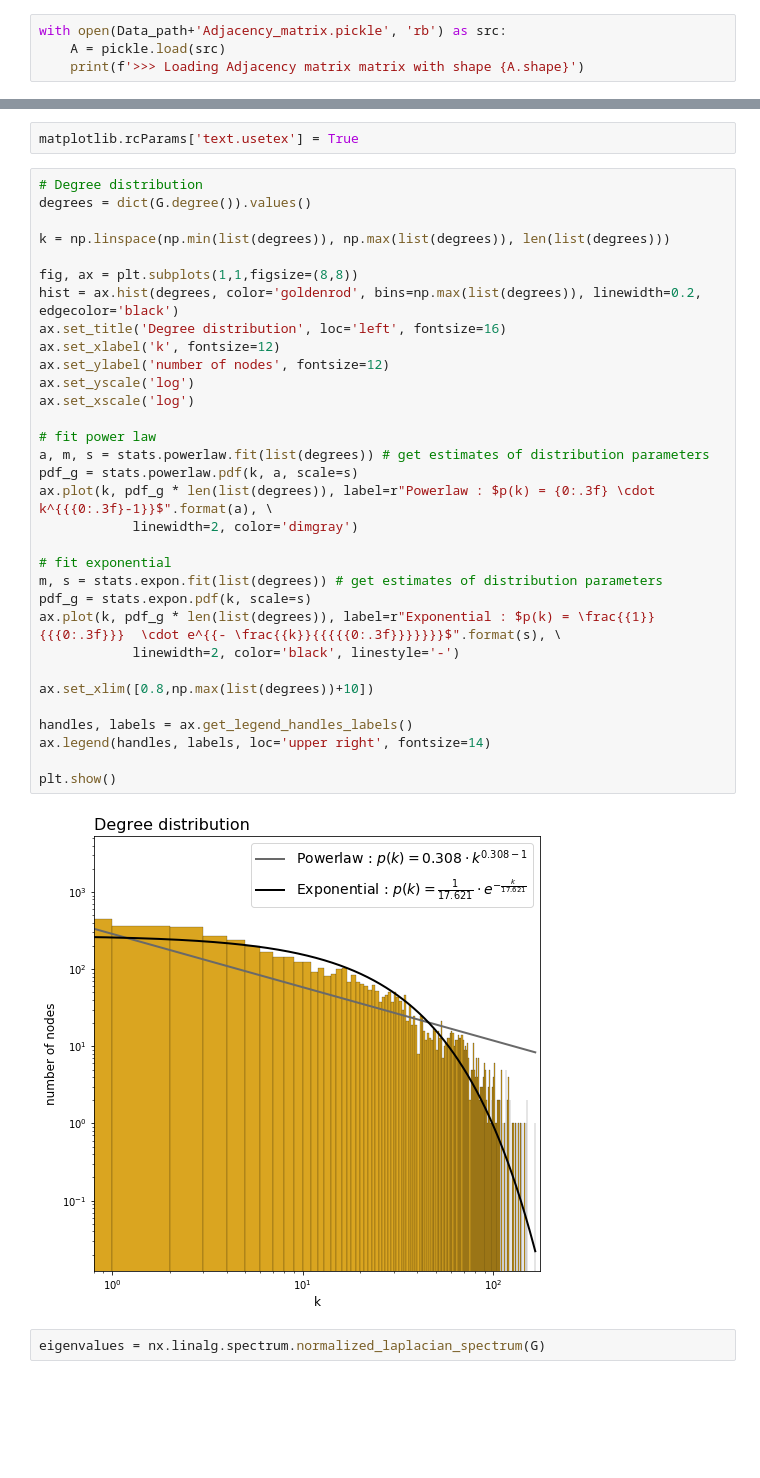
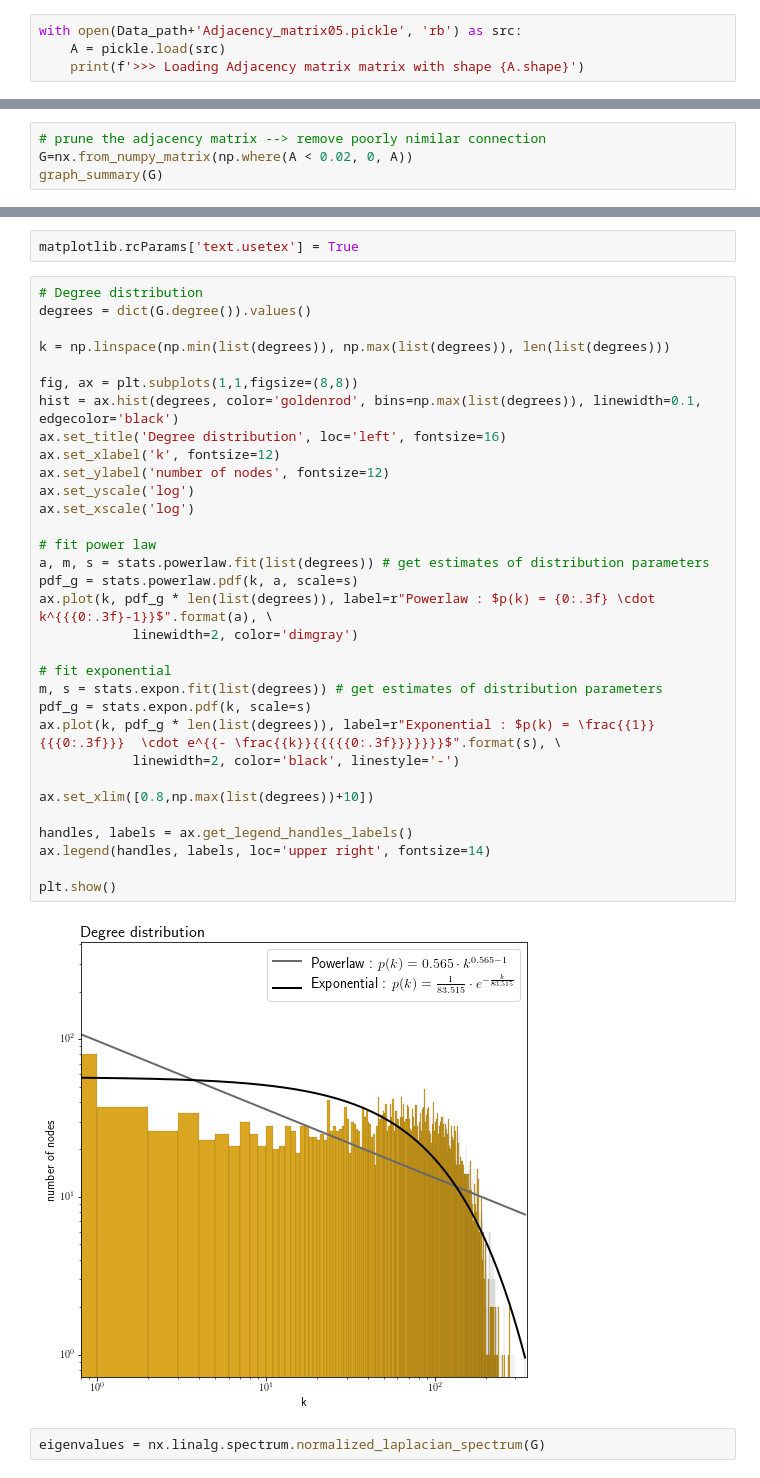
Before and after one commit to antoine-spahr/NTDS, a Jupyter notebook: Project/Graph_exploration.ipynb, the cells around one changed output, grey strips where cells are left out. Drawn from its saved outputs; the diff is of its cells as text; blank space fills up the shorter version.

```diff
--- a/Project/Graph_exploration.ipynb
+++ b/Project/Graph_exploration.ipynb
@@ -17,7 +24,7 @@ nodes_attributes_df = pd.read_csv(Data_path+'nodes_attributes.csv')
 # %% [markdown]
 Load the Adjacency matrix
 # %%
-with open(Data_path+'Adjacency_matrix.pickle', 'rb') as src:
+with open(Data_path+'Adjacency_matrix05.pickle', 'rb') as src:
     A = pickle.load(src)
     print(f'>>> Loading Adjacency matrix matrix with shape {A.shape}')
 # %% [output]
@@ -71,0 +65,4 @@ graph_summary(G)
+# %%
+# prune the adjacency matrix --> remove poorly nimilar connection
+G=nx.from_numpy_matrix(np.where(A < 0.02, 0, A))
+graph_summary(G)
@@ -84,35 +89,35 @@ matplotlib.rcParams['text.usetex'] = True
 degrees = dict(G.degree()).values()
 
 k = np.linspace(np.min(list(degrees)), np.max(list(degrees)), len(list(degrees)))
 
 fig, ax = plt.subplots(1,1,figsize=(8,8))
-hist = ax.hist(degrees, color='goldenrod', bins=np.max(list(degrees)), linewidth=0.2, edgecolor='black')
+hist = ax.hist(degrees, color='goldenrod', bins=np.max(list(degrees)), linewidth=0.1, edgecolor='black')
 ax.set_title('Degree distribution', loc='left', fontsize=16)
 ax.set_xlabel('k', fontsize=12)
 ax.set_ylabel('number of nodes', fontsize=12)
 ax.set_yscale('log')
 ax.set_xscale('log')
 
 # fit power law
 a, m, s = stats.powerlaw.fit(list(degrees)) # get estimates of distribution parameters
 pdf_g = stats.powerlaw.pdf(k, a, scale=s)
 ax.plot(k, pdf_g * len(list(degrees)), label=r"Powerlaw : $p(k) = {0:.3f} \cdot k^{{{0:.3f}-1}}$".format(a), \
             linewidth=2, color='dimgray')
 
 # fit exponential
 m, s = stats.expon.fit(list(degrees)) # get estimates of distribution parameters
 pdf_g = stats.expon.pdf(k, scale=s)
 ax.plot(k, pdf_g * len(list(degrees)), label=r"Exponential : $p(k) = \frac{{1}}{{{0:.3f}}}  \cdot e^{{- \frac{{k}}{{{{{0:.3f}}}}}}}$".format(s), \
             linewidth=2, color='black', linestyle='-')
 
 ax.set_xlim([0.8,np.max(list(degrees))+10])
 
 handles, labels = ax.get_legend_handles_labels()
 ax.legend(handles, labels, loc='upper right', fontsize=14)
 
 plt.show()
 # %% [output]
-[figure, old version]
+[figure, new version]
 # %%
 eigenvalues = nx.linalg.spectrum.normalized_laplacian_spectrum(G)
 # %%
```
Also changed, not shown: parts of 14 cells of this notebook, 1 other file.
